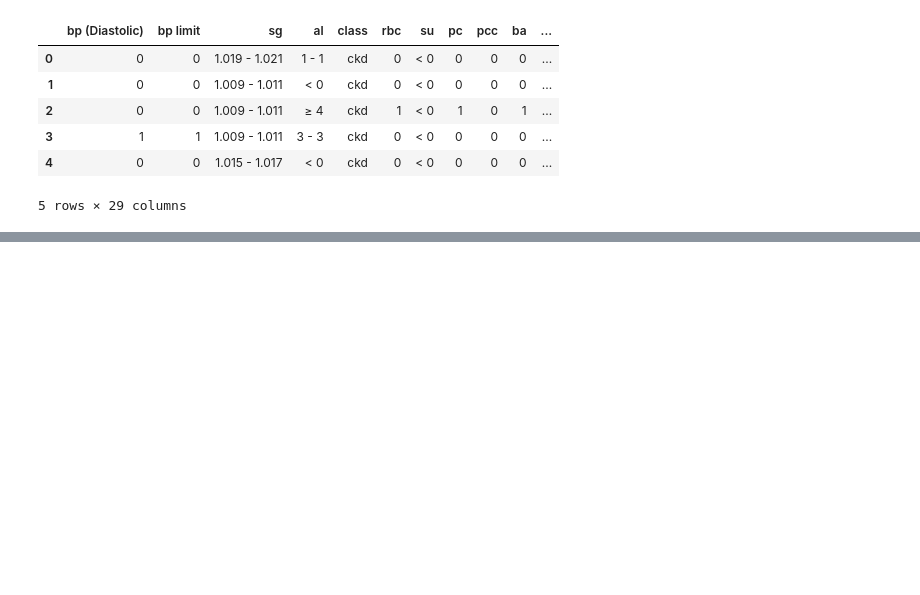
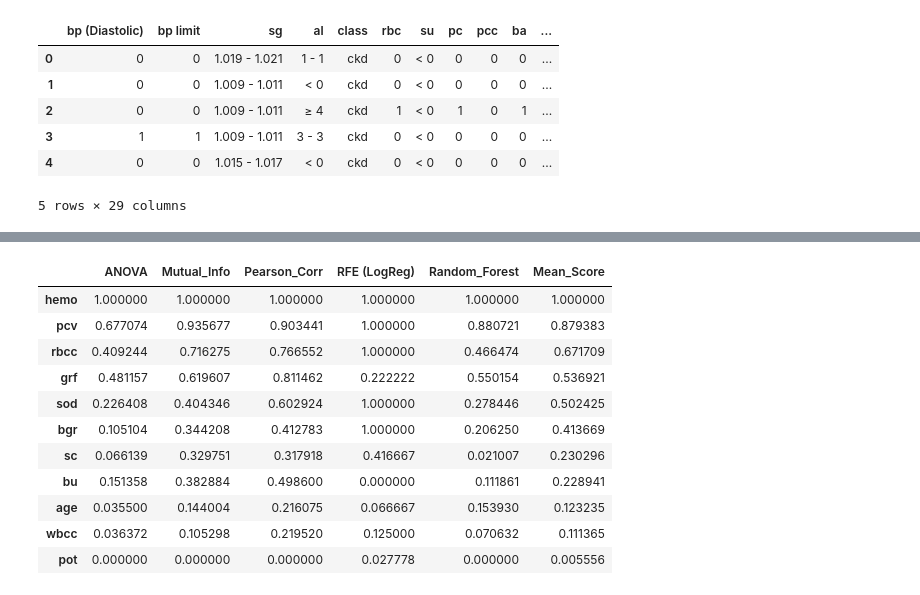
Before and after one commit to manjit-baishya-datascience/Predicting-Chronic-Liver-Disease, a Jupyter notebook: test.ipynb, the cells around one changed output, grey strips where cells are left out. Drawn from its saved outputs; the diff is of its cells as text; code cells hidden in the pictures; blank space fills up the shorter version.

```diff
--- a/test.ipynb
+++ b/test.ipynb
@@ -45,0 +78,4 @@ Index(['bp (Diastolic)', 'bp limit', 'sg', 'al', 'class', 'rbc', 'su', 'pc',
+# %%
+for col in df.columns:
+    print(f'{col} -> {df[col].unique()}')
+    print('--------------------------------------')
@@ -45,0 +185,3 @@ Index(['bp (Diastolic)', 'bp limit', 'sg', 'al', 'class', 'rbc', 'su', 'pc',
+# %%
+cat_cols = ["bp (Diastolic)", "bp limit", "class", "rbc", "pc", "pcc", "ba", "htn", "dm", "cad", "appet", "pe", "ane", "affected"]
+num_cols = ["bgr", "bu", "sod", "sc", "pot", "hemo", "pcv", "rbcc", "wbcc", "grf", "age"]
@@ -45,0 +190,8 @@ Index(['bp (Diastolic)', 'bp limit', 'sg', 'al', 'class', 'rbc', 'su', 'pc',
+# %%
+from sklearn.preprocessing import StandardScaler
+
+# Standard Scaling
+scaler = StandardScaler()
+df[num_cols] = scaler.fit_transform(df[num_cols])
+
+df.head()
@@ -45,0 +206,2 @@ Index(['bp (Diastolic)', 'bp limit', 'sg', 'al', 'class', 'rbc', 'su', 'pc',
+# %%
+df = df.dropna()
@@ -45,0 +245,74 @@ Index(['bp (Diastolic)', 'bp limit', 'sg', 'al', 'class', 'rbc', 'su', 'pc',
+# %%
+from sklearn.feature_selection import SelectKBest, f_classif, mutual_info_classif
+from sklearn.ensemble import RandomForestClassifier
+from sklearn.feature_selection import RFE
+from sklearn.linear_model import LogisticRegression
+import pandas as pd
+import numpy as np
+
+# Define numerical columns
+num_cols = ["bgr", "bu", "sod", "sc", "pot", "hemo", "pcv", "rbcc", "wbcc", "grf", "age"]
+target_col = "affected"
+
+# Extract numerical features and target
+X_num = df[num_cols]
+y = df[target_col]
+
+### 🔹 1. ANOVA F-test
+anova_selector = SelectKBest(score_func=f_classif, k='all')
+anova_selector.fit(X_num, y)
+anova_scores = pd.Series(anova_selector.scores_, index=num_cols)
+
+### 🔹 2. Mutual Information
+mi_selector = SelectKBest(score_func=mutual_info_classif, k='all')
+mi_selector.fit(X_num, y)
+mi_scores = pd.Series(mi_selector.scores_, index=num_cols)
+
+### 🔹 3. Pearson Correlation
+corr_scores = X_num.corrwith(y).abs()  # Use absolute values
+
+### 🔹 4. Recursive Feature Elimination (RFE) with Logistic Regression
+log_reg = LogisticRegression(max_iter=1000)
+rfe_selector = RFE(log_reg, n_features_to_select=5)  # Selecting top 5
+rfe_selector.fit(X_num, y)
+rfe_scores = pd.Series(rfe_selector.ranking_, index=num_cols)  # Lower rank = more important
+rfe_scores = (1 / rfe_scores)  # Invert rankings so higher values mean more importance
+
+### 🔹 5. Feature Importance from Random Forest
+rf_model = RandomForestClassifier(n_estimators=100, random_state=42)
+rf_model.fit(X_num, y)
+rf_scores = pd.Series(rf_model.feature_importances_, index=num_cols)
+
+### 🔹 Combine Results into a DataFrame
+feature_scores = pd.DataFrame({
+    "ANOVA": anova_scores,
+    "Mutual_Info": mi_scores,
+    "Pearson_Corr": corr_scores,
+    "RFE (LogReg)": rfe_scores,
+    "Random_Forest": rf_scores
+})
+
+# Normalize scores for better comparison
+feature_scores = feature_scores.apply(lambda x: (x - x.min()) / (x.max() - x.min()))
+
+# Compute average rank across all methods
+feature_scores["Mean_Score"] = feature_scores.mean(axis=1)
+
+# Sort features based on their average score
+feature_scores = feature_scores.sort_values(by="Mean_Score", ascending=False)
+
+# Display final ranked feature importance table
+feature_scores
+# %% [output]
+|  | ANOVA | Mutual_Info | Pearson_Corr | RFE (LogReg) | Random_Forest | Mean_Score |
+| hemo | 1.000000 | 1.000000 | 1.000000 | 1.000000 | 1.000000 | 1.000000 |
+| pcv | 0.677074 | 0.935677 | 0.903441 | 1.000000 | 0.880721 | 0.879383 |
+| rbcc | 0.409244 | 0.716275 | 0.766552 | 1.000000 | 0.466474 | 0.671709 |
+| grf | 0.481157 | 0.619607 | 0.811462 | 0.222222 | 0.550154 | 0.536921 |
+| sod | 0.226408 | 0.404346 | 0.602924 | 1.000000 | 0.278446 | 0.502425 |
+| bgr | 0.105104 | 0.344208 | 0.412783 | 1.000000 | 0.206250 | 0.413669 |
+| sc | 0.066139 | 0.329751 | 0.317918 | 0.416667 | 0.021007 | 0.230296 |
+| bu | 0.151358 | 0.382884 | 0.498600 | 0.000000 | 0.111861 | 0.228941 |
+| age | 0.035500 | 0.144004 | 0.216075 | 0.066667 | 0.153930 | 0.123235 |
+| wbcc | 0.036372 | 0.105298 | 0.219520 | 0.125000 | 0.070632 | 0.111365 |
+| pot | 0.000000 | 0.000000 | 0.000000 | 0.027778 | 0.000000 | 0.005556 |
```
Also changed, not shown: parts of 17 cells of this notebook.
